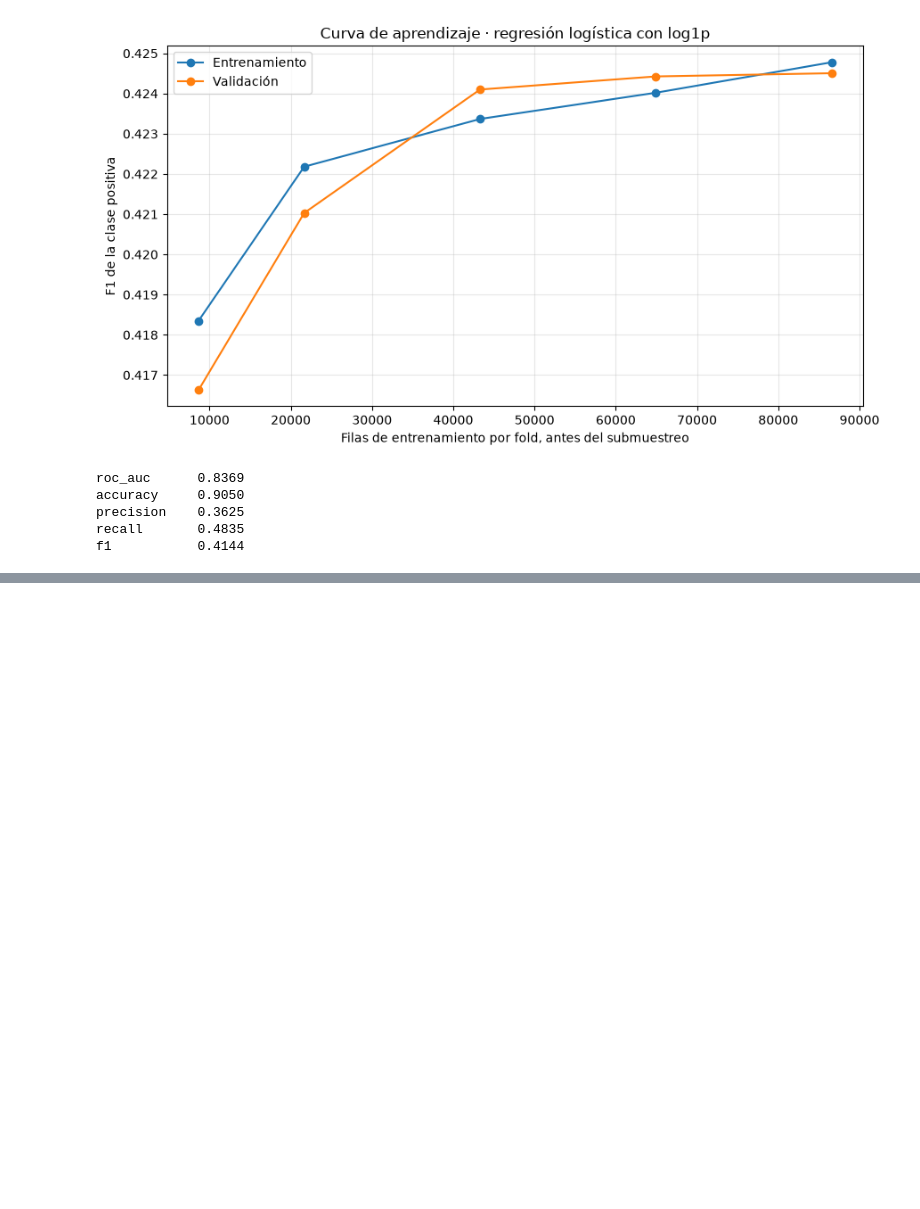
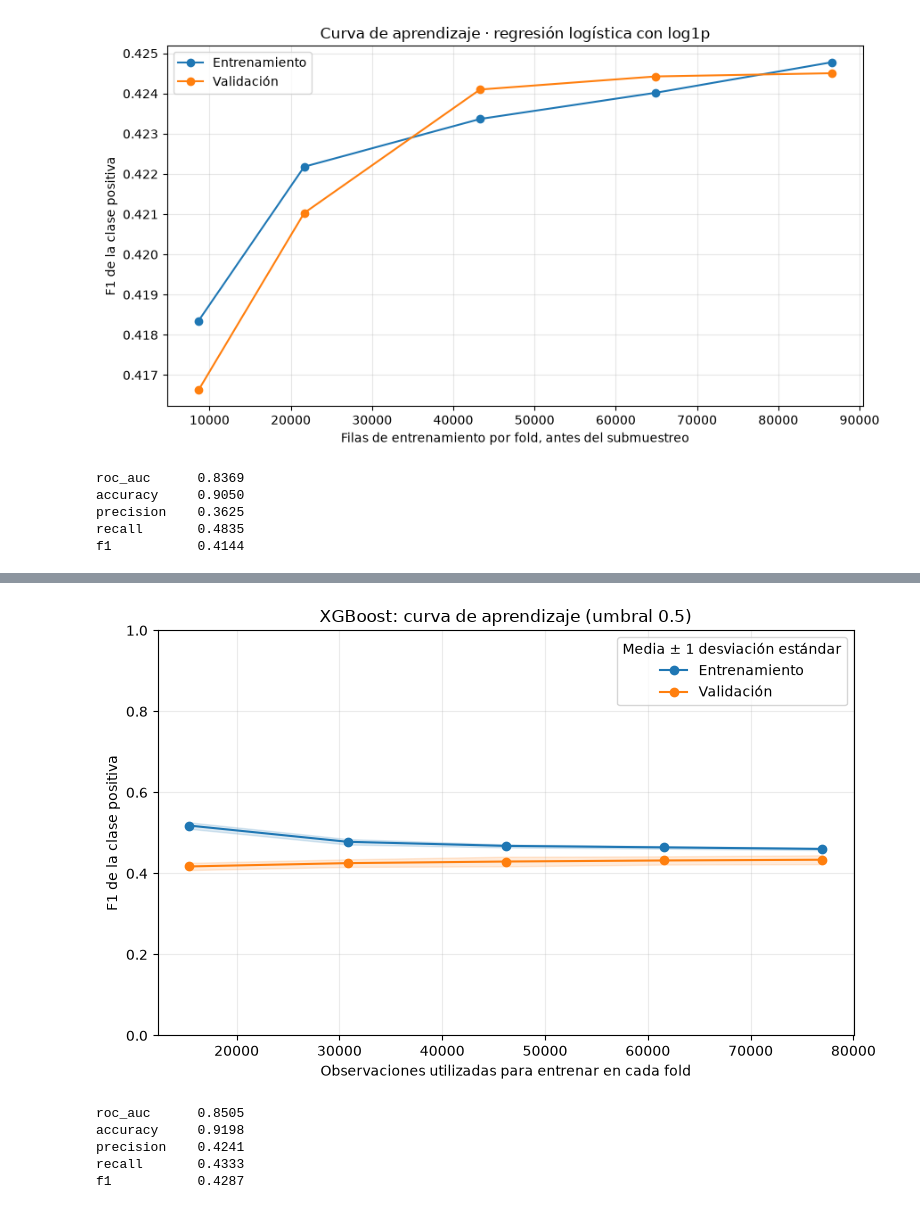
Before and after one commit to lenytacuri/GiveMeSomeCredit, a Jupyter notebook: notebooks/01_exploracion.ipynb, the cells around one changed output, grey strips where cells are left out. Saved outputs shown, nothing was run; the diff lists cells and outputs as text; code cells hidden in the pictures; blank space fills up the shorter version.

```diff
--- a/notebooks/01_exploracion.ipynb
+++ b/notebooks/01_exploracion.ipynb
@@ -538,0 +710,67 @@ f1           0.4144
+# %%
+# 5. Graficar desde los resultados guardados; esta celda no entrena.
+import matplotlib.pyplot as plt
+
+learning_folds_xgb = pd.read_csv(RESULTS_XGB / "curva_aprendizaje_folds.csv")
+learning_summary_xgb = learning_folds_xgb.groupby("n_train")[[
+    "f1_train", "f1_validacion"
+]].agg(["mean", "std"])
+learning_summary_xgb.to_csv(RESULTS_XGB / "curva_aprendizaje_resumen.csv")
+
+fig, ax = plt.subplots(figsize=(8, 5))
+for metric, label in [("f1_train", "Entrenamiento"), ("f1_validacion", "Validación")]:
+    mean = learning_summary_xgb[metric]["mean"]
+    std = learning_summary_xgb[metric]["std"]
+    line, = ax.plot(mean.index, mean, "o-", label=label)
+    ax.fill_between(mean.index, mean - std, mean + std, color=line.get_color(), alpha=0.15)
+
+ax.set(
+    xlabel="Observaciones utilizadas para entrenar en cada fold",
+    ylabel="F1 de la clase positiva", ylim=(0, 1),
+    title="XGBoost: curva de aprendizaje (umbral 0.5)",
+)
+ax.grid(alpha=0.25)
+ax.legend(title="Media ± 1 desviación estándar")
+# La banda muestra dispersión entre particiones, no un intervalo de confianza.
+# Curva de desarrollo: los hiperparámetros ya se eligieron con X_train.
+fig.tight_layout()
+fig.savefig(RESULTS_XGB / "curva_aprendizaje.png", dpi=200, bbox_inches="tight")
+plt.show()
+# %% [output]
+[figure, added]
+# %%
+from sklearn.metrics import (
+    roc_auc_score, accuracy_score, precision_score, recall_score, f1_score,
+)
+
+model_xgb = search_xgb.best_estimator_
+
+y_pred_xgb = model_xgb.predict(X_test)
+y_prob_xgb = model_xgb.predict_proba(X_test)[:, 1]
+
+scores_test_xgb = pd.Series({
+    "roc_auc": roc_auc_score(y_test, y_prob_xgb),
+    "accuracy": accuracy_score(y_test, y_pred_xgb),
+    "precision": precision_score(y_test, y_pred_xgb, pos_label=1, zero_division=0),
+    "recall": recall_score(y_test, y_pred_xgb, pos_label=1, zero_division=0),
+    "f1": f1_score(y_test, y_pred_xgb, pos_label=1, zero_division=0),
+}, name="test_final")
+
+scores_test_xgb.to_csv(RESULTS_XGB / "scores_test.csv")
+
+# Guardar predicciones individuales para comparaciones posteriores.
+pd.DataFrame({
+    "y_true": y_test.to_numpy(),
+    "prediccion": y_pred_xgb,
+    "probabilidad": y_prob_xgb,
+}, index=X_test.index).to_csv(
+    RESULTS_XGB / "predicciones_test.csv", index_label="id"
+)
+
+print(scores_test_xgb.round(4).to_string())
+# %% [output]
+roc_auc      0.8505
+accuracy     0.9198
+precision    0.4241
+recall       0.4333
+f1           0.4287
```
Also changed, not shown: parts of 16 cells of this notebook, 20 other files.
